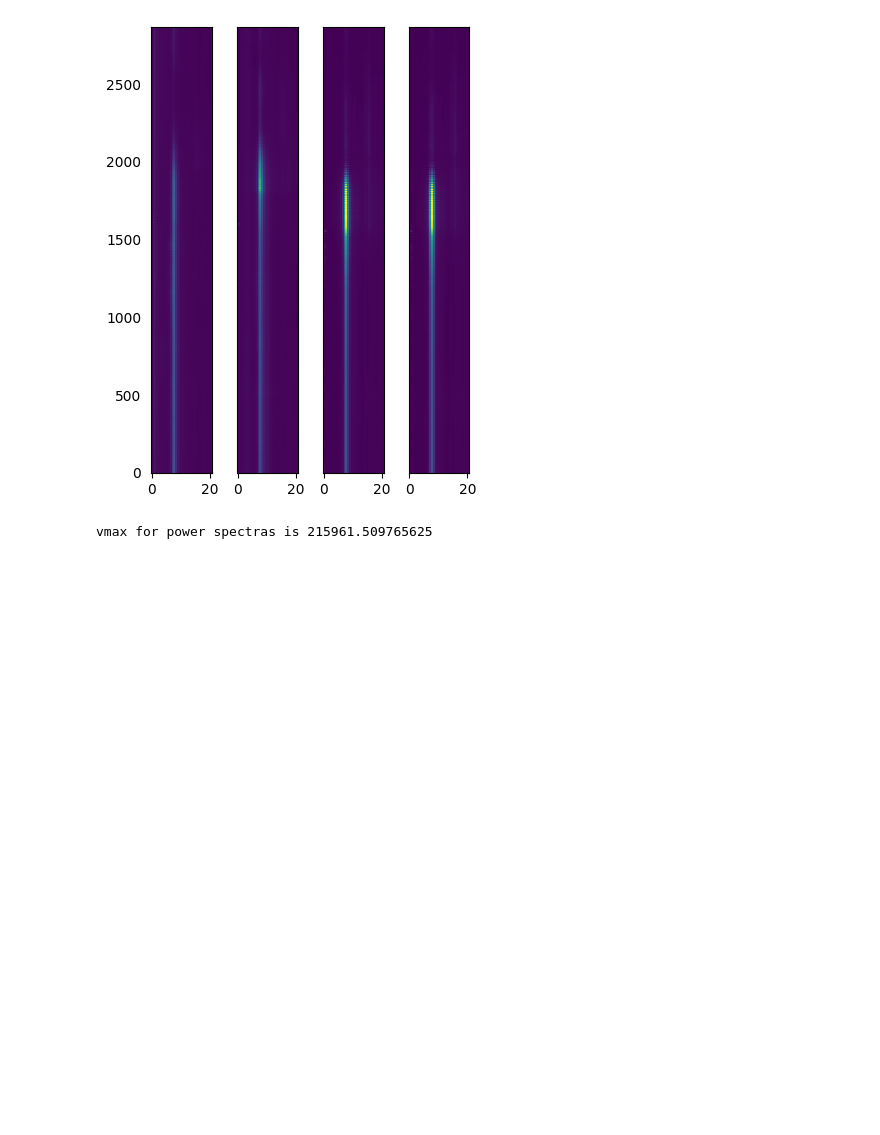
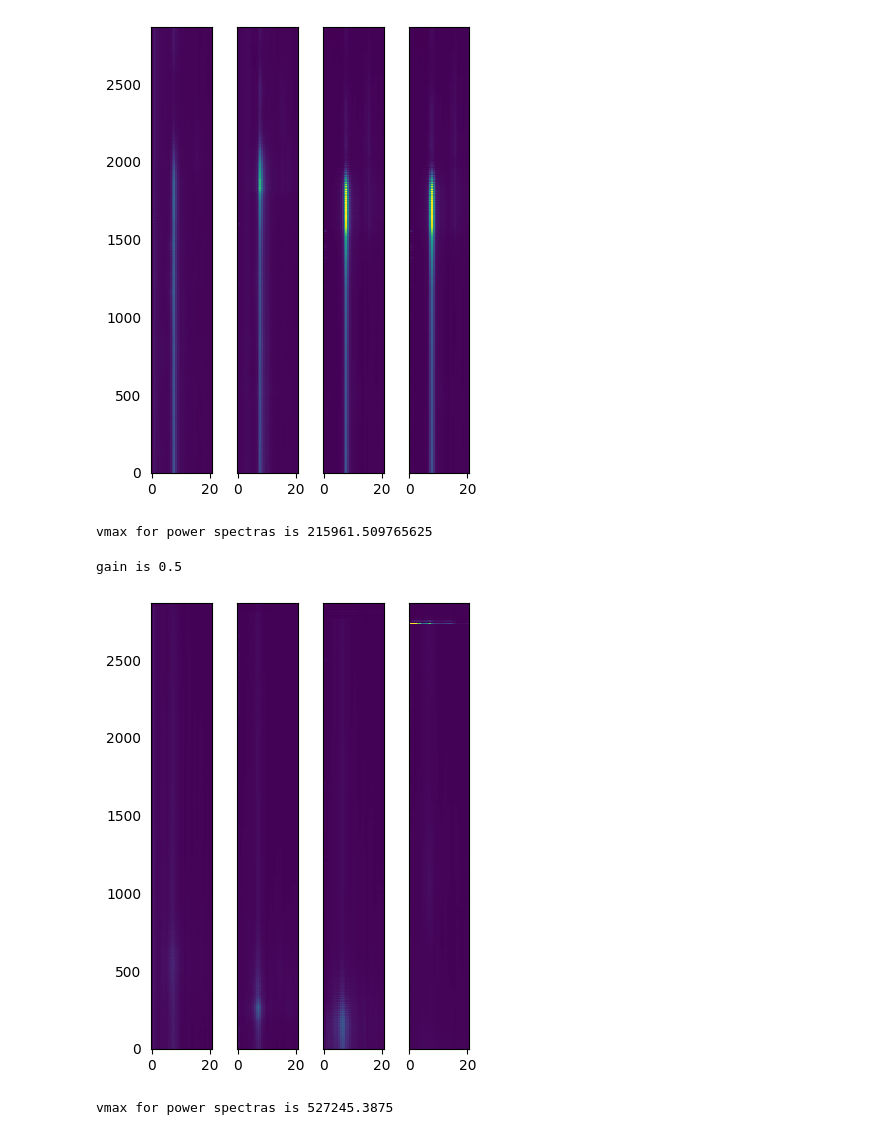
Before and after one commit to HDClark94/Elrond, a Jupyter notebook: src/Elrond/P3_CurrentAnalysis/plot_lfp_across_shank.ipynb, the cells around one changed output. Drawn from its saved outputs; the diff is of its cells as text; code cells hidden in the pictures; blank space fills up the shorter version.

```diff
--- a/src/Elrond/P3_CurrentAnalysis/plot_lfp_across_shank.ipynb
+++ b/src/Elrond/P3_CurrentAnalysis/plot_lfp_across_shank.ipynb
@@ -90,3 +96,12 @@ plot_lfp_across_shanks(recording_basenames=["M27_D0_2024-10-31_15-12-34_1",
 # %% [output]
 [figure]
 vmax for power spectras is 215961.509765625
+# %%
+plot_lfp_across_shanks(recording_basenames=["M28_D0_2024-12-05_14-39-26_0",
+                                            "M28_D0_2024-12-05_14-40-51_1",
+                                            "M28_D0_2024-12-05_14-42-03_2",
+                                            "M28_D0_2024-12-05_14-43-07_3"], recording_subfolder="/mnt/datastore/Harry/Cohort12_august2024/ephys_test/", vmax_gain=0.1)
+# %% [output]
+gain is 0.5
+[figure, added]
+vmax for power spectras is 527245.3875
```
Also changed, not shown: parts of 8 cells of this notebook, 5 other files.
